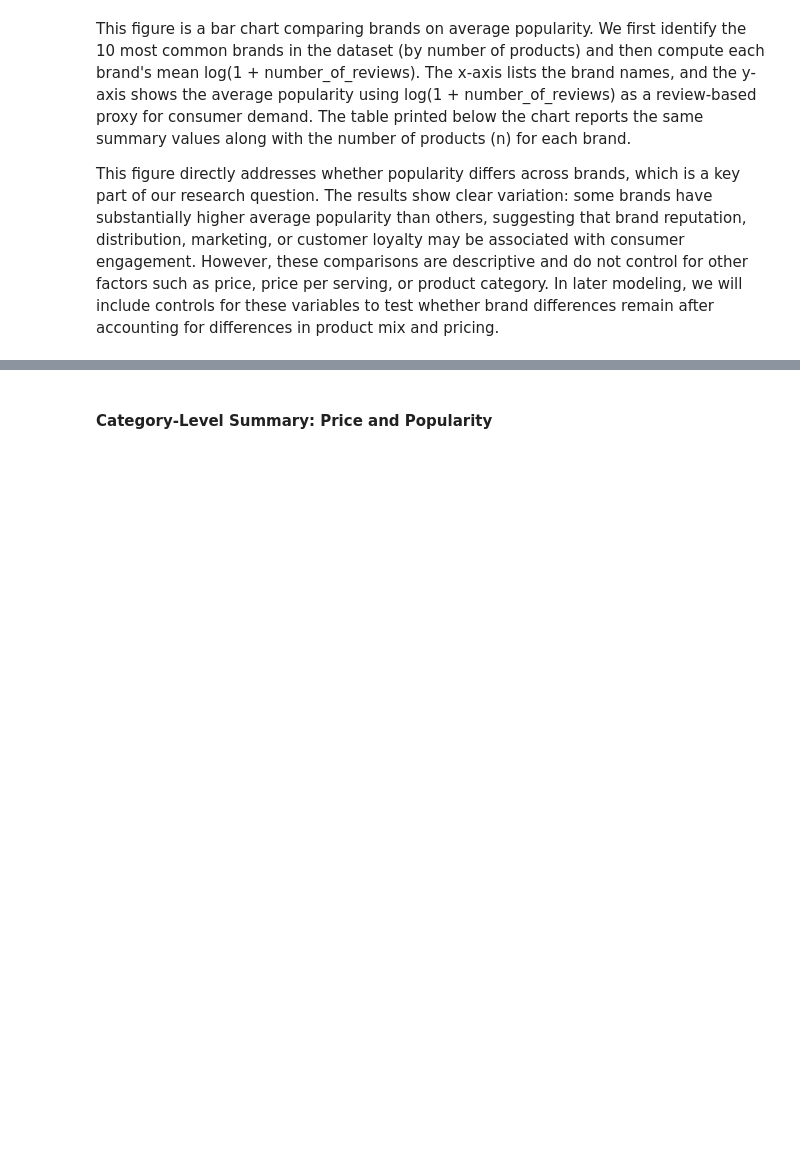
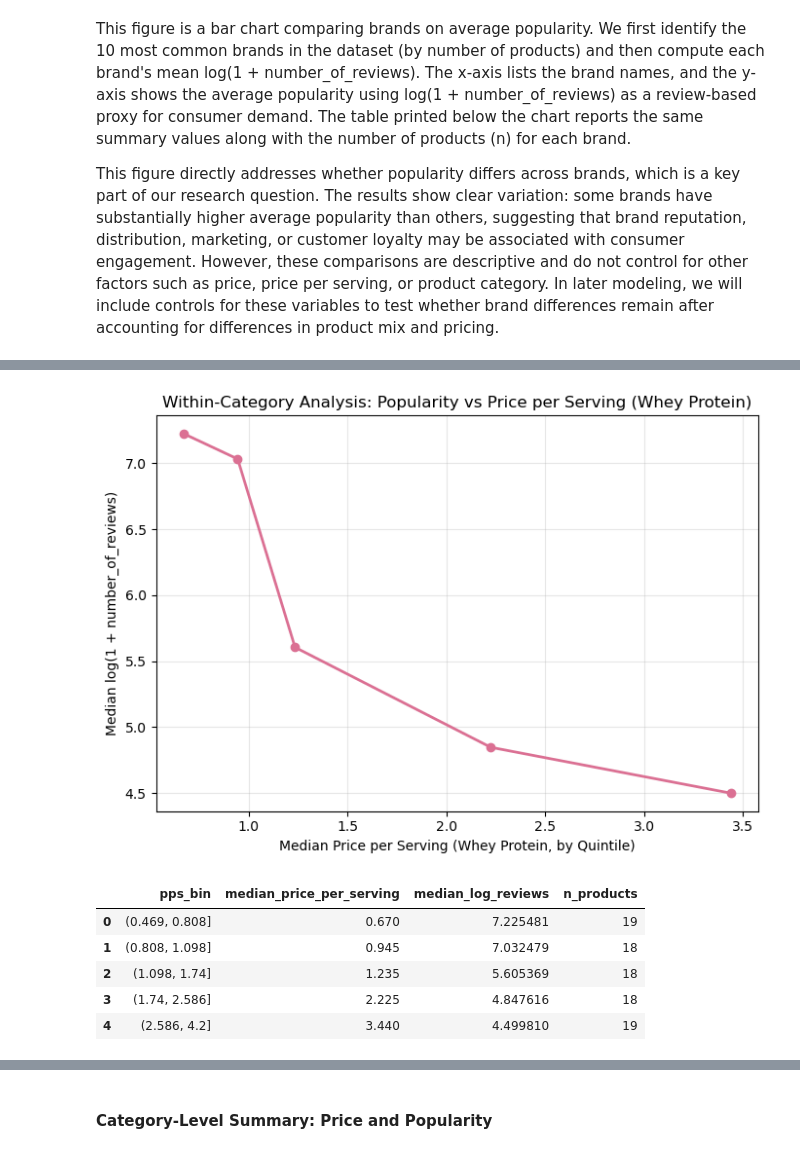
Before and after one commit to COGS108/Group129_WI26, a Jupyter notebook: 03-FinalProject.ipynb, the cells around one changed output, grey strips where cells are left out. Drawn from its saved outputs; the diff is of its cells as text; code cells hidden in the pictures; blank space fills up the shorter version.

```diff
--- a/03-FinalProject.ipynb
+++ b/03-FinalProject.ipynb
@@ -542,0 +631,61 @@ This figure directly addresses whether popularity differs across brands, which i
+# %%
+if "log_reviews" not in df1.columns:
+    df1["log_reviews"] = np.log1p(df1["number_of_reviews"])
+
+
+df1["category_clean"] = (
+    df1["product_category"]
+    .fillna("Unknown")
+    .astype(str)
+    .str.strip()
+)
+
+target_category = "Whey Protein"
+
+sub = df1.loc[
+    df1["category_clean"] == target_category,
+    ["price_per_serving", "log_reviews", "product_name"]
+].dropna().copy()
+
+sub["pps_bin"] = pd.qcut(
+    sub["price_per_serving"],
+    q=5,
+    duplicates="drop"
+)
+
+trend = (
+    sub.groupby("pps_bin", observed=False)
+    .agg(
+        median_price_per_serving=("price_per_serving", "median"),
+        median_log_reviews=("log_reviews", "median"),
+        n_products=("product_name", "count")
+    )
+    .reset_index()
+)
+
+plt.figure(figsize=(7, 5))
+plt.plot(
+    trend["median_price_per_serving"],
+    trend["median_log_reviews"],
+    marker="o",
+    color="palevioletred",
+    linewidth=2
+)
+
+plt.xlabel("Median Price per Serving (Whey Protein, by Quintile)")
+plt.ylabel("Median log(1 + number_of_reviews)")
+plt.title("Within-Category Analysis: Popularity vs Price per Serving (Whey Protein)")
+
+plt.grid(alpha=0.3)
+plt.tight_layout()
+plt.show()
+
+trend
+# %% [output]
+[figure, added]
+|  | pps_bin | median_price_per_serving | median_log_reviews | n_products |
+| 0 | (0.469, 0.808] | 0.670 | 7.225481 | 19 |
+| 1 | (0.808, 1.098] | 0.945 | 7.032479 | 18 |
+| 2 | (1.098, 1.74] | 1.235 | 5.605369 | 18 |
+| 3 | (1.74, 2.586] | 2.225 | 4.847616 | 18 |
+| 4 | (2.586, 4.2] | 3.440 | 4.499810 | 19 |
```
Also changed, not shown: parts of 36 cells of this notebook.
